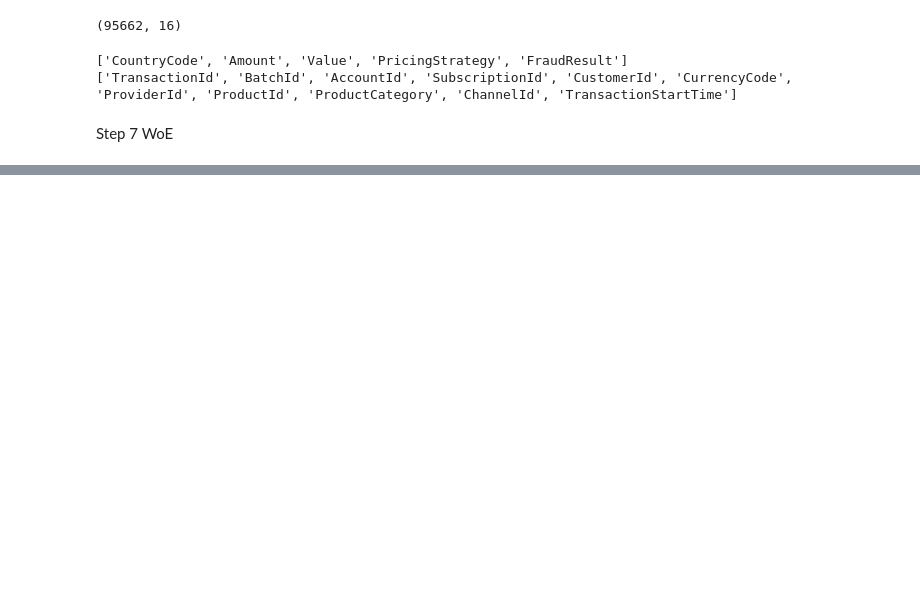
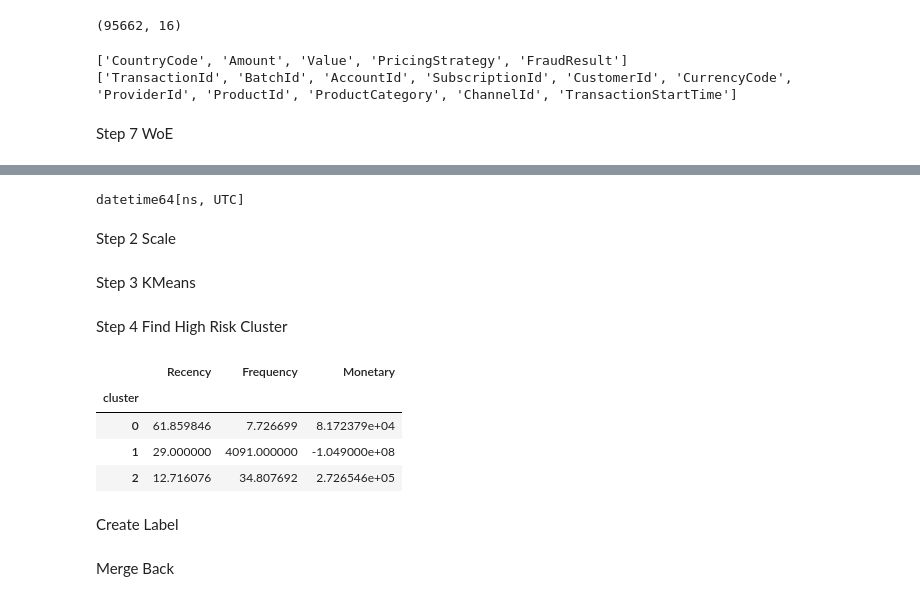
Before and after one commit to Sosna-mehrete/credit-risk-model, a Jupyter notebook: notebooks/eda.ipynb, the cells around one changed output, grey strips where cells are left out. Drawn from its saved outputs; the diff is of its cells as text; code cells hidden in the pictures; blank space fills up the shorter version.

```diff
--- a/notebooks/eda.ipynb
+++ b/notebooks/eda.ipynb
@@ -227,0 +248,46 @@ Step 7 WoE
+# %%
+df["TransactionStartTime"].dtype
+# %% [output]
+datetime64[ns, UTC]
+# %%
+rfm = df.groupby("CustomerId").agg(
+{
+"TransactionStartTime":
+ lambda x:(snapshot_date-x.max()).days,
+
+"TransactionId":"count",
+
+"Amount":"sum"
+}
+)
+# %%
+rfm.columns = ["Recency", "Frequency", "Monetary"]
+# %% [markdown]
+Step 2 Scale
+# %%
+from sklearn.preprocessing import StandardScaler
+
+scaler = StandardScaler()
+
+rfm_scaled = scaler.fit_transform(rfm)
+# %% [markdown]
+Step 3 KMeans
+# %%
+from sklearn.cluster import KMeans
+
+kmeans = KMeans(
+    n_clusters=3,
+    random_state=42
+)
+
+rfm["cluster"] = kmeans.fit_predict(rfm_scaled)
+# %% [markdown]
+Step 4 Find High Risk Cluster
+# %%
+rfm.groupby("cluster").mean()
+# %% [output]
+|  | Recency | Frequency | Monetary |
+| cluster |  |  |  |
+| 0 | 61.859846 | 7.726699 | 8.172379e+04 |
+| 1 | 29.000000 | 4091.000000 | -1.049000e+08 |
+| 2 | 12.716076 | 34.807692 | 2.726546e+05 |
@@ -227,0 +296,2 @@ Step 7 WoE
+# %% [markdown]
+Create Label
@@ -227,0 +302,2 @@ Step 7 WoE
+# %% [markdown]
+Merge Back
```
Also changed, not shown: parts of 11 cells of this notebook, 1 other file.
